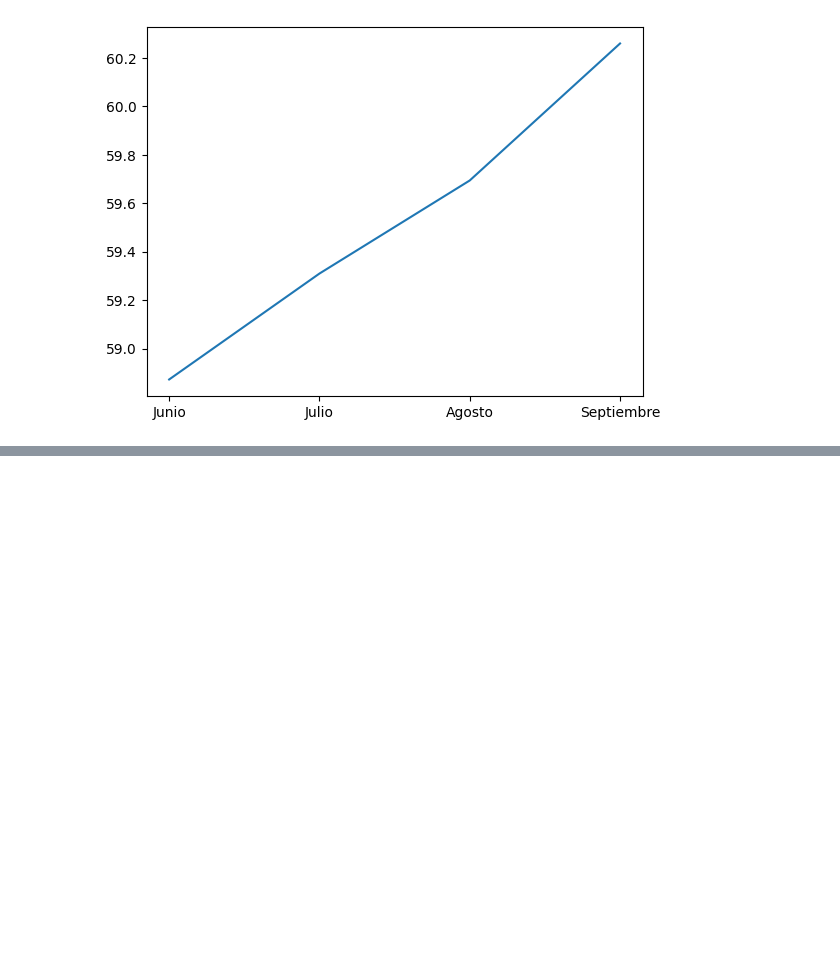
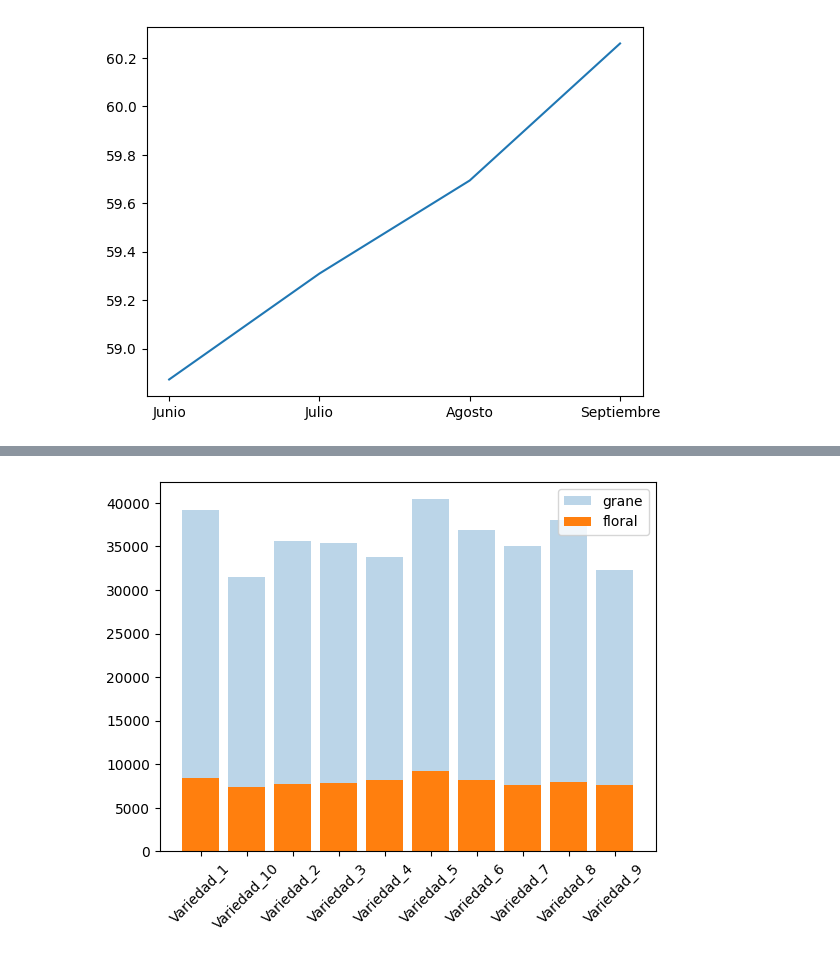
Before and after one commit to EmilianaSeltzer/Exercises_with_Pandas_Functions, a Jupyter notebook: Matplot_rice_graph.ipynb, the cells around one changed output, grey strips where cells are left out. Saved outputs shown, nothing was run; the diff lists cells and outputs as text; code cells hidden in the pictures; blank space fills up the shorter version.

```diff
--- a/Matplot_rice_graph.ipynb
+++ b/Matplot_rice_graph.ipynb
@@ -101,0 +130,2 @@ plt.show()
+# %%
+df_groupbysum = df.groupby(['variedad']).sum(numeric_only=True)
@@ -101,0 +146,10 @@ plt.show()
+# %%
+df_groupbysum.reset_index(inplace=True)
+# %%
+plt.bar(df_groupbysum.variedad,df_groupbysum.prod_grano, label= 'grane', alpha=0.3)
+plt.bar(df_groupbysum.variedad,df_groupbysum.prod_floral, label='floral')
+plt.xticks(rotation=45)
+plt.legend()
+plt.show()
+# %% [output]
+[figure, added]
```
Also changed, not shown: parts of 13 cells of this notebook.
